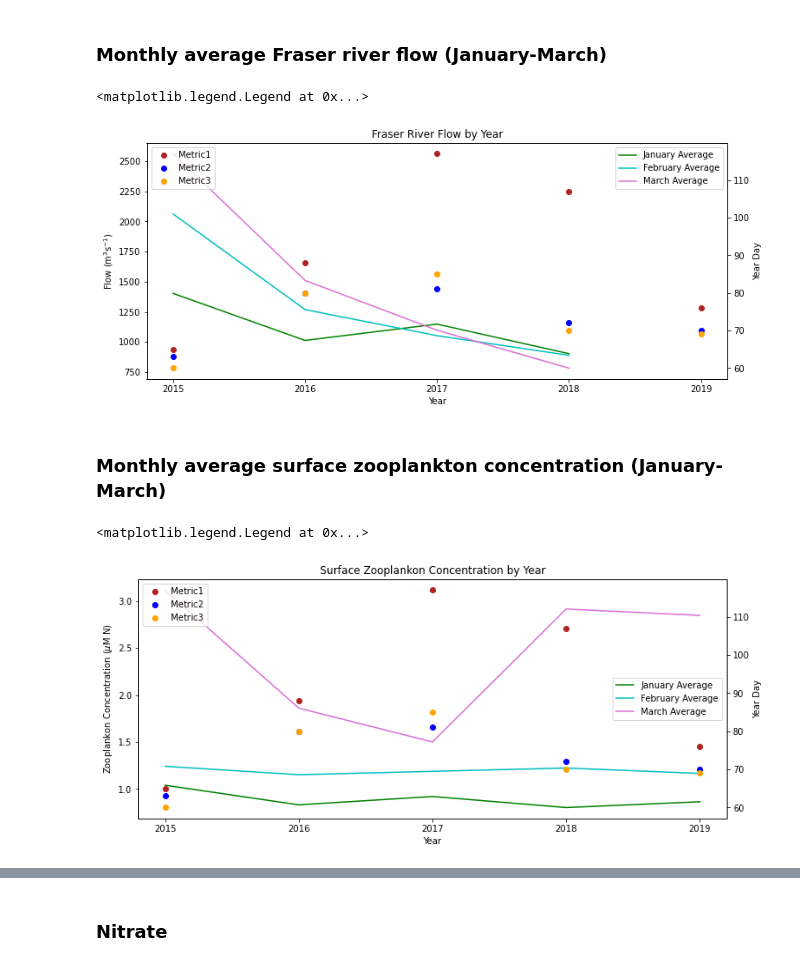
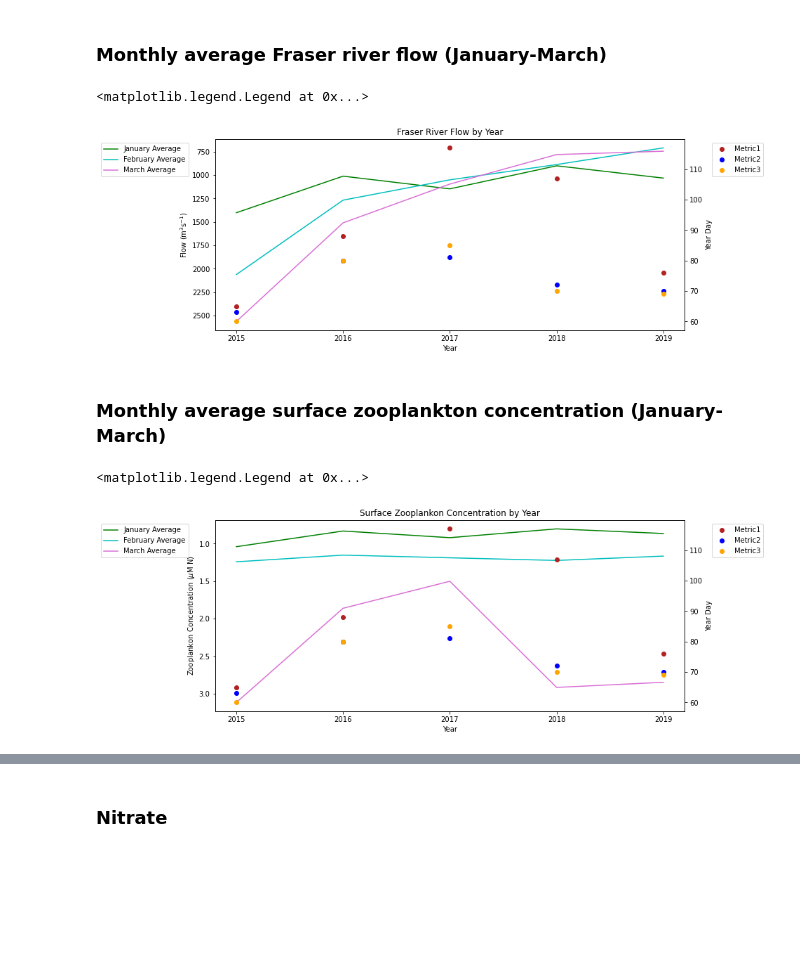
Before and after one commit to SalishSeaCast/Analysis-Aline, a Jupyter notebook: notebooks/Bloom_Timing/201812EnvironmentalDrivers.ipynb, the cells around one changed output, grey strips where cells are left out. Saved outputs shown, nothing was run; the diff lists cells and outputs as text; code cells hidden in the pictures; blank space fills up the shorter version.

```diff
--- a/notebooks/Bloom_Timing/201812EnvironmentalDrivers.ipynb
+++ b/notebooks/Bloom_Timing/201812EnvironmentalDrivers.ipynb
@@ -16,14 +16,14 @@ import bloomdrivers
 
 %matplotlib inline
 # %%
-start=dt.datetime(2019,1,1)
-end=dt.datetime(2019,3,31)
-dateslist=[[dt.datetime(2019,1,1),dt.datetime(2019,1,31)],
-           [dt.datetime(2019,1,31),dt.datetime(2019,2,28)],
-           [dt.datetime(2019,2,28),dt.datetime(2019,3,31)]]
+startjan=dt.datetime(2016,1,1)  # january start date
+endmar=dt.datetime(2016,3,31)   # march end date (doesnt include this value)
+dateslist=[[dt.datetime(2016,1,1),dt.datetime(2016,1,31)],
+           [dt.datetime(2016,2,1),dt.datetime(2016,2,29)],
+           [dt.datetime(2016,3,1),dt.datetime(2016,3,31)]] # how come it includes the end dates
 year=str(dateslist[0][0].year)
-forbloomstart=dt.datetime(2019,2,15)
-forbloomend=dt.datetime(2019,6,15)
+forbloomstart=dt.datetime(2016,2,15) # long time frame to capture spring bloom date
+forbloomend=dt.datetime(2016,6,15)
 modver='201812'
 loc='S3'
 
@@ -193,9 +211,9 @@ if recalc==True or not os.path.isfile(savepath2):
     flen=1 # files contain 1 day of data each
     ftype= 'ptrc_T' # load bio files
     tres=24 # 1: hourly resolution; 24: daily resolution
-    flist=et.index_model_files(start,end,basedir,nam_fmt,flen,ftype,tres)
-    flist3 = et.index_model_files(start,end,basedir,nam_fmt,flen,"grid_T",tres)
-    fliste3t = et.index_model_files(start,end,basedir,nam_fmt,flen,"carp_T",tres)
+    flist=et.index_model_files(startjan,endmar,basedir,nam_fmt,flen,ftype,tres)
+    flist3 = et.index_model_files(startjan,endmar,basedir,nam_fmt,flen,"grid_T",tres)
+    fliste3t = et.index_model_files(startjan,endmar,basedir,nam_fmt,flen,"carp_T",tres)
 
     ik=0
     with xr.open_mfdataset(flist['paths']) as bio:
@@ -221,7 +239,7 @@ if recalc==True or not os.path.isfile(savepath2):
     dfFra.head(2)
 
     # select portion of dataframe in desired date range
-    dfFra2=dfFra.loc[(dfFra.Date>=start.date())&(dfFra.Date<=end.date())]
+    dfFra2=dfFra.loc[(dfFra.Date>=startjan.date())&(dfFra.Date<=endmar.date())]
     riv_time=dfFra2['Date'].values
     rivFlow=dfFra2['Flow'].values
     # could also write dfFra['Date'], sometimes this is required
@@ -461,12 +479,18 @@ for year in range(2015,2020):
     no3_past250m,riv_time,rivFlow=pickle.load(open(savepath2,'rb'))
     # put code that calculates drivers here
     fraser=bloomdrivers.janfebmar_fraserflow(riv_time,rivFlow)
-    deepno3=bloomdrivers.janfebmar_deepno3
+    deepno3=bloomdrivers.janfebmar_deepno3(riv_time,no3_past250m)
 
     fraserjan.append(fraser[0])
     fraserfeb.append(fraser[1])
     frasermar.append(fraser[2])
+    deepno3jan.append(deepno3[0])
+    deepno3feb.append(deepno3[1])
+    deepno3mar.append(deepno3[2])
 
 fraserjan=np.array(fraserjan)
 fraserfeb=np.array(fraserfeb)
 frasermar=np.array(frasermar)
+deepno3jan=np.array(deepno3jan)
+deepno3feb=np.array(deepno3feb)
+deepno3mar=np.array(deepno3mar)
@@ -617,26 +604,26 @@ ax1.legend(handles=[p4[0],p5[0],p6[0]],loc='upper right')
 # %% [markdown]
 ### Monthly average Fraser river flow (January-March)
 # %%
-yearnot19=years[0:4]
 fig,ax=plt.subplots(1,1,figsize=(12,5))
-p1=ax.plot(yearnot19,fraserjan, '-',color='green',label='January Average')
-p2=ax.plot(yearnot19,fraserfeb, '-',color='c',label='February Average')
-p3=ax.plot(yearnot19,frasermar, '-',color='orchid',label='March Average')
+p1=ax.plot(years,fraserjan, '-',color='green',label='January Average')
+p2=ax.plot(years,fraserfeb, '-',color='c',label='February Average')
+p3=ax.plot(years,frasermar, '-',color='orchid',label='March Average')
 ax.set_ylabel('Flow (m$^3$s$^{-1}$)')
 ax.set_xlabel('Year')
 ax.set_title('Fraser River Flow by Year')
 ax.set_xticks([2015,2016,2017,2018,2019])
-ax.legend(handles=[p1[0],p2[0],p3[0]],loc='upper right')
+ax.legend(handles=[p1[0],p2[0],p3[0]],bbox_to_anchor=(-0.25, 1.0), loc='upper left')
+ax.invert_yaxis()
 
 ax1=ax.twinx()
 p4=ax1.plot(years,yearday1, 'o',color='firebrick',label='Metric1')
 p5=ax1.plot(years,yearday2, 'o',color='b',label='Metric2')
 p6=ax1.plot(years,yearday3, 'o',color='orange',label='Metric3')
 ax1.set_ylabel('Year Day')
-ax1.legend(handles=[p4[0],p5[0],p6[0]],loc='upper left')
+ax1.legend(handles=[p4[0],p5[0],p6[0]],bbox_to_anchor=(1.05, 1.0), loc='upper left')
 # %% [output]
 <matplotlib.legend.Legend at 0x...>
-[figure, old version]
+[figure, new version]
 # %% [markdown]
 ### Monthly average surface zooplankton concentration (January-March)
 # %%
@@ -648,14 +635,15 @@ ax.set_ylabel('Zooplankon Concentration ($\mu$M N)')
 ax.set_xlabel('Year')
 ax.set_title('Surface Zooplankon Concentration by Year')
 ax.set_xticks([2015,2016,2017,2018,2019])
-ax.legend(handles=[p1[0],p2[0],p3[0]],loc='center right')
+ax.legend(handles=[p1[0],p2[0],p3[0]],bbox_to_anchor=(-0.25, 1.0), loc='upper left')
+ax.invert_yaxis()
 
 ax1=ax.twinx()
 p4=ax1.plot(years,yearday1, 'o',color='firebrick',label='Metric1')
 p5=ax1.plot(years,yearday2, 'o',color='b',label='Metric2')
 p6=ax1.plot(years,yearday3, 'o',color='orange',label='Metric3')
 ax1.set_ylabel('Year Day')
-ax1.legend(handles=[p4[0],p5[0],p6[0]],loc='upper left')
+ax1.legend(handles=[p4[0],p5[0],p6[0]],bbox_to_anchor=(1.05, 1.0), loc='upper left')
 # %% [output]
 <matplotlib.legend.Legend at 0x...>
-[figure, old version]
+[figure, new version]
```
Also changed, not shown: parts of 23 cells of this notebook, 2 other files.
